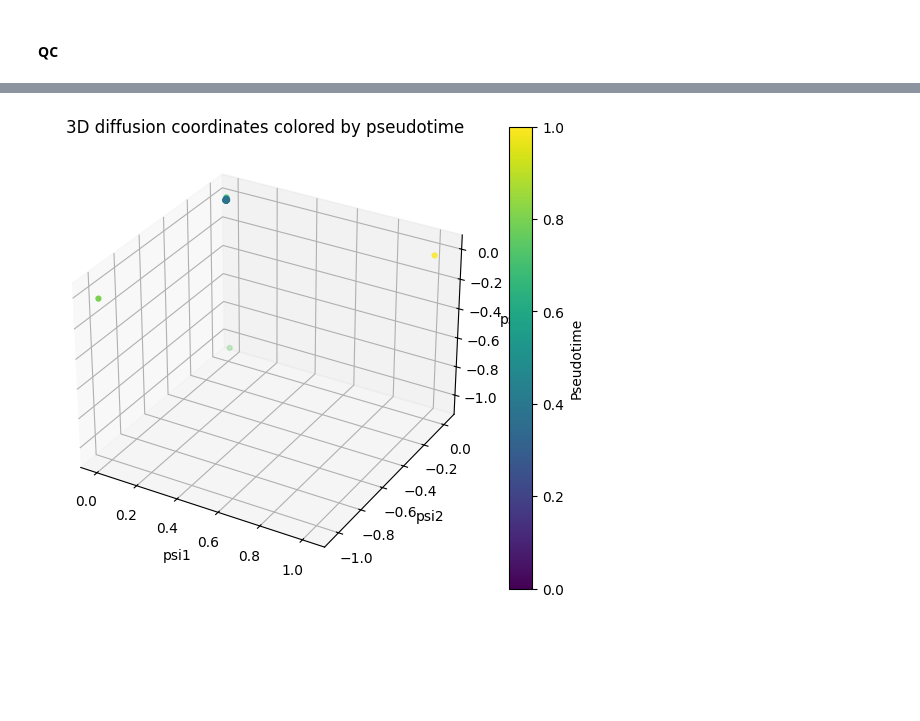
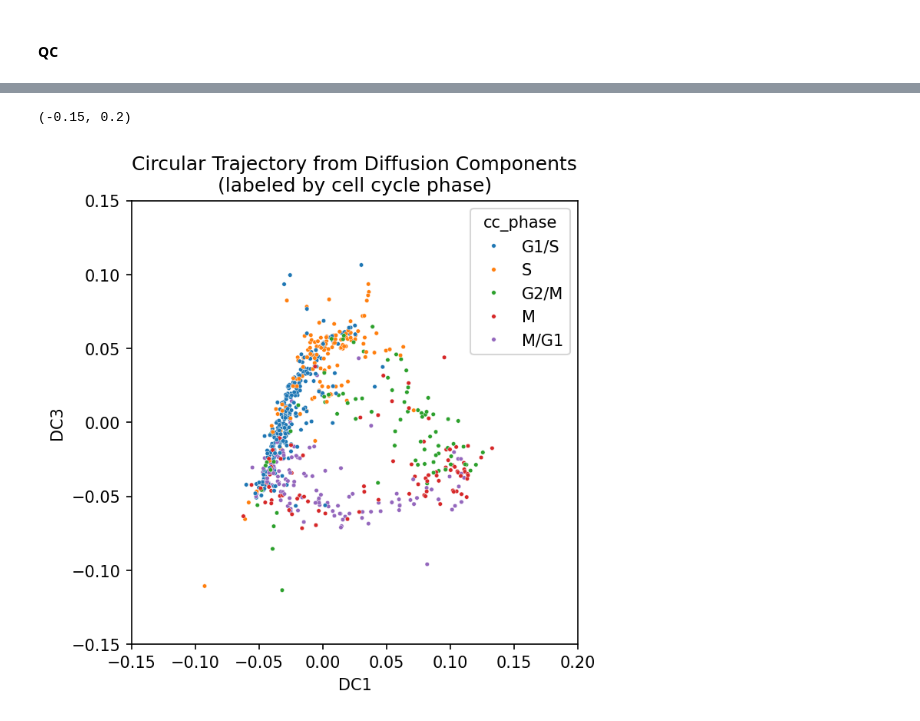
Before and after one commit to winch-jm/cell-cycle-ti, a Jupyter notebook: notebooks/DiffusionMapsDemo.ipynb, the cells around one changed output, grey strips where cells are left out. Drawn from its saved outputs; the diff is of its cells as text; code cells hidden in the pictures; blank space fills up the shorter version.

```diff
--- a/notebooks/DiffusionMapsDemo.ipynb
+++ b/notebooks/DiffusionMapsDemo.ipynb
@@ -514,19 +441,9 @@ plt.show()
-# %%
-fig = plt.figure(figsize=(7,6))
-ax = fig.add_subplot(111, projection='3d')
-
-sc = ax.scatter(
-    psis[:, 0], psis[:, 1], psis[:, 2],
-    c=dpt,
-    s=12
-)
-
-ax.set_xlabel("psi1")
-ax.set_ylabel("psi2")
-ax.set_zlabel("psi3")
-ax.set_title("3D diffusion coordinates colored by pseudotime")
-fig.colorbar(sc, ax=ax, label="Pseudotime")
-
-plt.show()
-# %% [output]
-[figure, removed]
+# %%
+fig,ax = plt.subplots(figsize=(5,5),dpi=150)
+sns.scatterplot(data=adata.obs,x='DC1',y='DC3',hue='cc_phase',palette='tab10',ax=ax,s=7)
+ax.set_title('Circular Trajectory from Diffusion Components\n(labeled by cell cycle phase)')
+ax.set_ylim([-0.15,0.15])
+ax.set_xlim([-0.15,0.2])
+# %% [output]
+(-0.15, 0.2)
+[figure, added]
```
Also changed, not shown: parts of 19 cells of this notebook.
